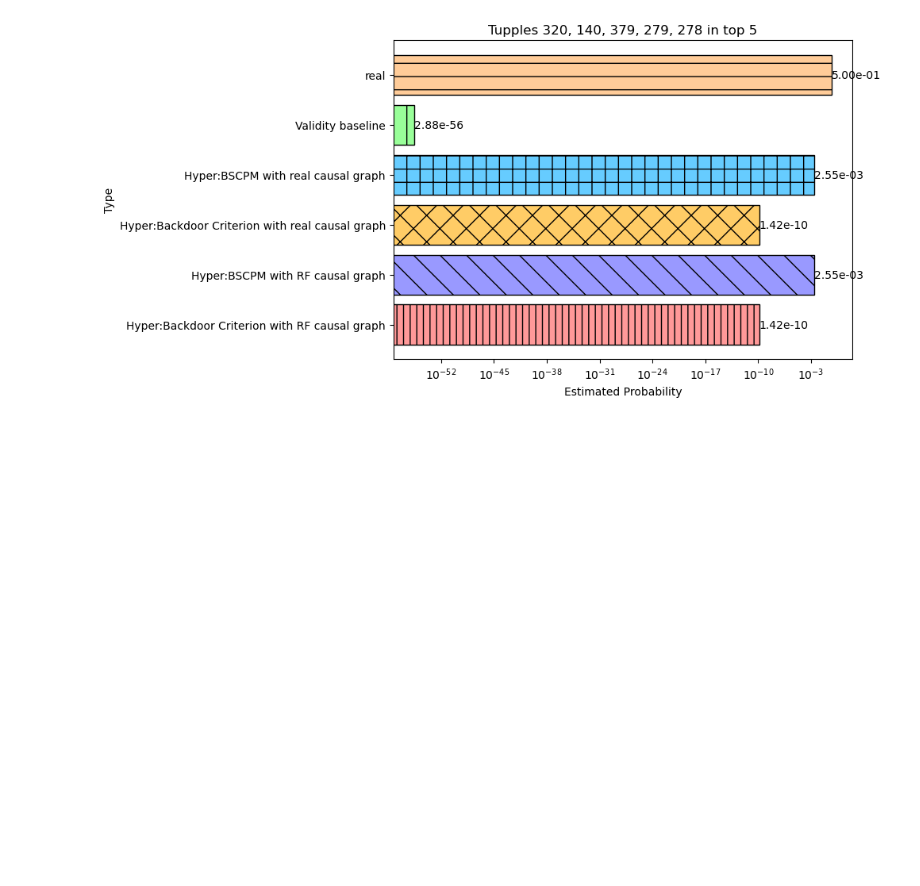
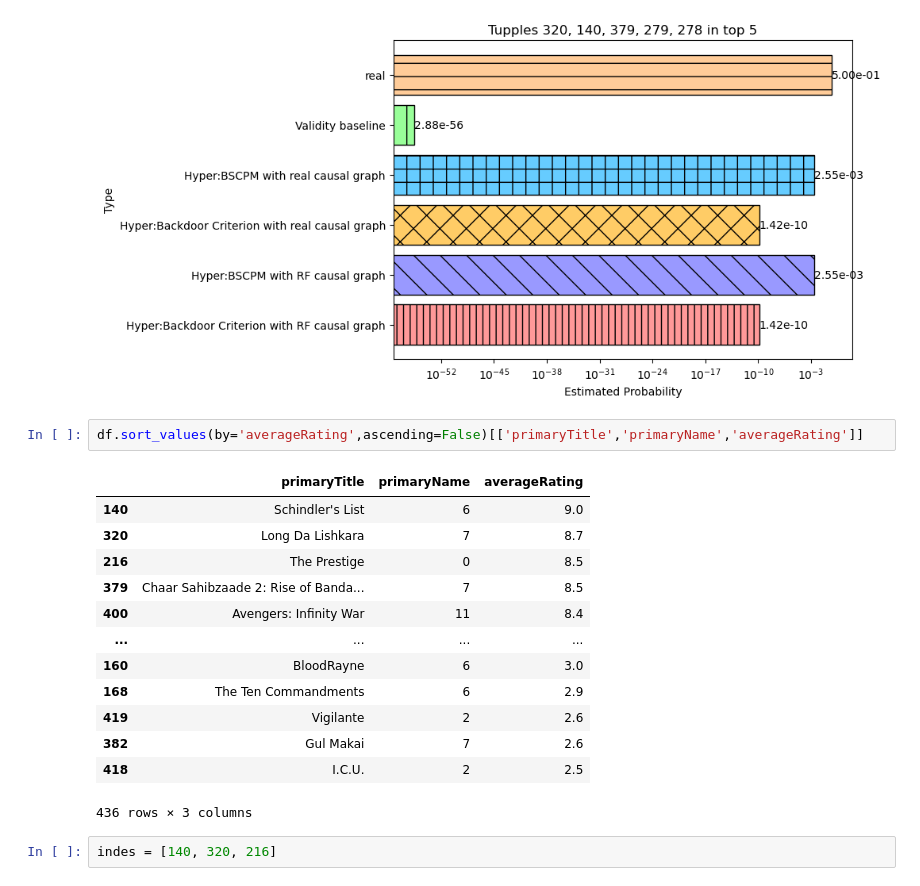
Before and after one commit to sainyam/Hyper-Code, a Jupyter notebook: ranking_query/imdb_redo.ipynb, the cells around one changed output. Drawn from its saved outputs; the diff is of its cells as text; blank space fills up the shorter version.

```diff
--- a/ranking_query/imdb_redo.ipynb
+++ b/ranking_query/imdb_redo.ipynb
@@ -695,3 +695,21 @@ plt.savefig('ranking_plots/dif_est_prob.png')
 plt.show()
 # %% [output]
 [figure]
+# %%
+df.sort_values(by='averageRating',ascending=False)[['primaryTitle','primaryName','averageRating']]
+# %% [output]
+|  | primaryTitle | primaryName | averageRating |
+| 140 | Schindler's List | 6 | 9.0 |
+| 320 | Long Da Lishkara | 7 | 8.7 |
+| 216 | The Prestige | 0 | 8.5 |
+| 379 | Chaar Sahibzaade 2: Rise of Banda... | 7 | 8.5 |
+| 400 | Avengers: Infinity War | 11 | 8.4 |
+| ... | ... | ... | ... |
+| 160 | BloodRayne | 6 | 3.0 |
+| 168 | The Ten Commandments | 6 | 2.9 |
+| 419 | Vigilante | 2 | 2.6 |
+| 382 | Gul Makai | 7 | 2.6 |
+| 418 | I.C.U. | 2 | 2.5 |
+436 rows × 3 columns
+# %%
+indes = [140, 320, 216]
```
Also changed, not shown: parts of 20 cells of this notebook, 17 other files.
